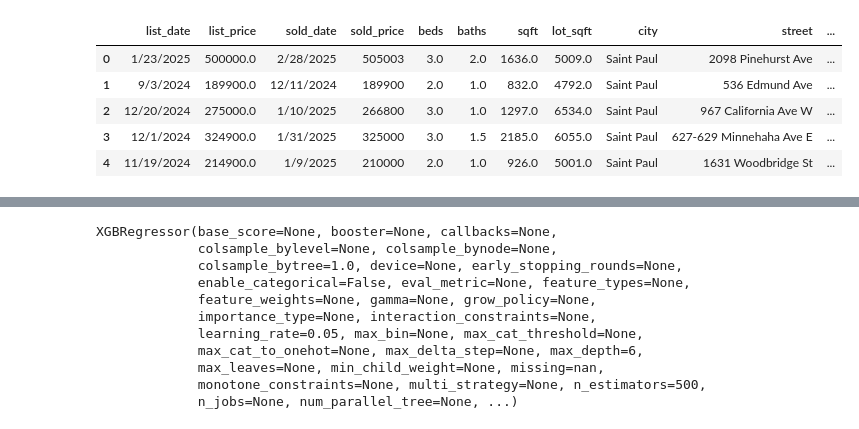
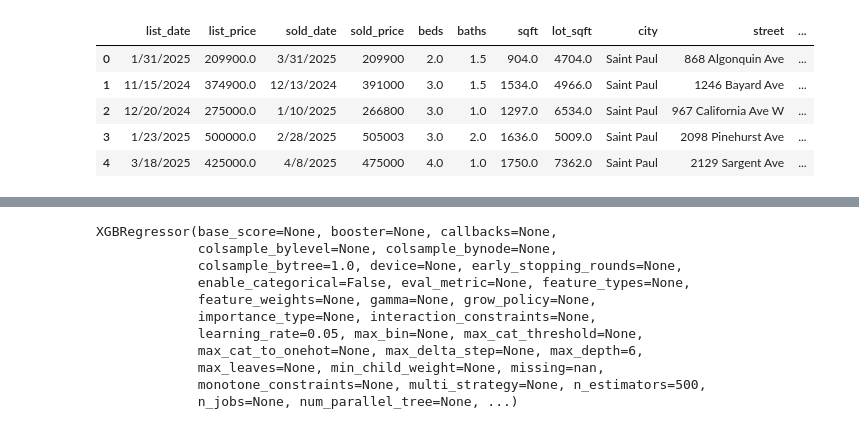
Before and after one commit to nasorensen/Project_4, a Jupyter notebook: archived_models/xgboost_model_2.ipynb, the cells around one changed output, grey strips where cells are left out. Drawn from its saved outputs; the diff is of its cells as text; code cells hidden in the pictures.

```diff
--- a/archived_models/xgboost_model_2.ipynb
+++ b/archived_models/xgboost_model_2.ipynb
@@ -17,17 +17,17 @@ from sklearn.model_selection import train_test_split, GridSearchCV
 from sklearn.metrics import mean_absolute_error, r2_score
 # %%
 # Load and clean data
-df = pd.read_csv("../Resources/cleaned_st_paul_properties.csv")
-# df = pd.read_csv("Resources/st_paul_sold_properties .csv")
+# df = pd.read_csv("../Resources/cleaned_st_paul_properties.csv")
+df = pd.read_csv("Resources/st_paul_sold_properties .csv")
 
 df.head()
 # %% [output]
 |  | list_date | list_price | sold_date | sold_price | beds | baths | sqft | lot_sqft | city | street | ... |
-| 0 | 1/23/2025 | 500000.0 | 2/28/2025 | 505003 | 3.0 | 2.0 | 1636.0 | 5009.0 | Saint Paul | 2098 Pinehurst Ave | ... |
-| 1 | 9/3/2024 | 189900.0 | 12/11/2024 | 189900 | 2.0 | 1.0 | 832.0 | 4792.0 | Saint Paul | 536 Edmund Ave | ... |
+| 0 | 1/31/2025 | 209900.0 | 3/31/2025 | 209900 | 2.0 | 1.5 | 904.0 | 4704.0 | Saint Paul | 868 Algonquin Ave | ... |
+| 1 | 11/15/2024 | 374900.0 | 12/13/2024 | 391000 | 3.0 | 1.5 | 1534.0 | 4966.0 | Saint Paul | 1246 Bayard Ave | ... |
 | 2 | 12/20/2024 | 275000.0 | 1/10/2025 | 266800 | 3.0 | 1.0 | 1297.0 | 6534.0 | Saint Paul | 967 California Ave W | ... |
-| 3 | 12/1/2024 | 324900.0 | 1/31/2025 | 325000 | 3.0 | 1.5 | 2185.0 | 6055.0 | Saint Paul | 627-629 Minnehaha Ave E | ... |
-| 4 | 11/19/2024 | 214900.0 | 1/9/2025 | 210000 | 2.0 | 1.0 | 926.0 | 5001.0 | Saint Paul | 1631 Woodbridge St | ... |
+| 3 | 1/23/2025 | 500000.0 | 2/28/2025 | 505003 | 3.0 | 2.0 | 1636.0 | 5009.0 | Saint Paul | 2098 Pinehurst Ave | ... |
+| 4 | 3/18/2025 | 425000.0 | 4/8/2025 | 475000 | 4.0 | 1.0 | 1750.0 | 7362.0 | Saint Paul | 2129 Sargent Ave | ... |
 # %%
 # Convert dates
 df['list_date'] = pd.to_datetime(df['list_date'], errors='coerce')
```
Also changed, not shown: parts of 5 cells of this notebook, 2 other files.
